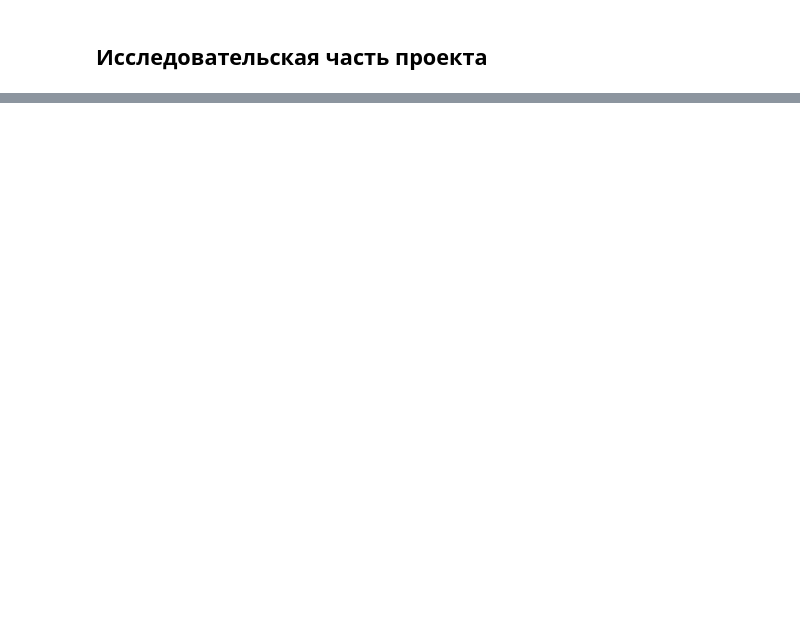
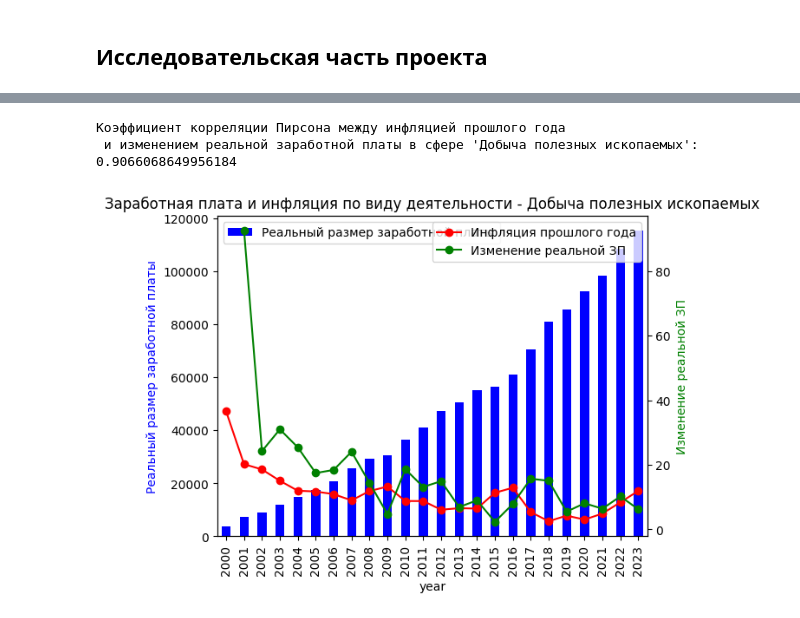
Before and after one commit to YarRus12/salary_stat_Russia, a Jupyter notebook: JupyterNotebook.ipynb, the cells around one changed output, grey strips where cells are left out. Cells and saved outputs as stored; diff of their text form; code cells hidden in the pictures; blank space fills up the shorter version.

Commit message:
Основная часть проекта выполнена

```diff
--- a/JupyterNotebook.ipynb
+++ b/JupyterNotebook.ipynb
@@ -192,0 +217,22 @@ res
+# %%
+def main(chosen_activity: list) -> pd.DataFrame:
+    """
+    Основная функция подготовки данных о заработной плате и инфляции
+
+    :param chosen_activity: список видов эклономической деятельности, выбранных пользователем из доступных
+    :return: pandas.DataFrame с данными о видах деятельности, номинальную и реальную заработную плату
+    """
+
+    # готовим данные
+    economy_df = economy_activity_data(chosen_activity)
+    inflation_df = inflation_data()
+    result = economy_df.merge(inflation_df, on='year')
+
+    # Расчитываем реальную заработную плату
+    result[real_salary] = result[nominal_salary] * (
+            (100 - result[previous_year_inflation]) / 100)
+    # Расчитываем изменение реальной заработной платы во времени
+    result[real_salary_delta] = result.groupby('Вид деятельности')[
+                                    real_salary].pct_change() * 100
+    return result[['year', 'Вид деятельности', real_salary,
+                   previous_year_inflation, current_inflation, real_salary_delta]]
@@ -192,0 +266,7 @@ res
+# %%
+CHOSEN_ACTIVITY = ['добыча полезных ископаемых', 'обрабатывающие производства', 'строительство',
+                   'деятельность гостиниц и предприятий общественного питания', 'образование',
+                   'деятельность в области здравоохранения и социальных услуг']
+EXTRA_METRICS = ['ВВП', 'ВВП на душу населения']
+# %%
+main_dataframe = main(chosen_activity=CHOSEN_ACTIVITY)
@@ -192,0 +275,4 @@ res
+# %%
+activity = 'добыча полезных ископаемых'
+mining = main_dataframe[main_dataframe['Вид деятельности'] == activity]
+mining
@@ -192,0 +297,9 @@ res
+# %%
+print(f"""Коэффициент корреляции Пирсона между инфляцией прошлого года \n и изменением реальной заработной платы в cфере '{activity.capitalize()}': """,  corr_coefficient_main(mining))
+# %% [output]
+Коэффициент корреляции Пирсона между инфляцией прошлого года
+ и изменением реальной заработной платы в cфере 'Добыча полезных ископаемых':  0.9066068649956184
+# %%
+main_pygraph(df=mining, activity=activity)
+# %% [output]
+[figure, added]
```
Also changed, not shown: parts of 50 cells of this notebook, 4 other files.
